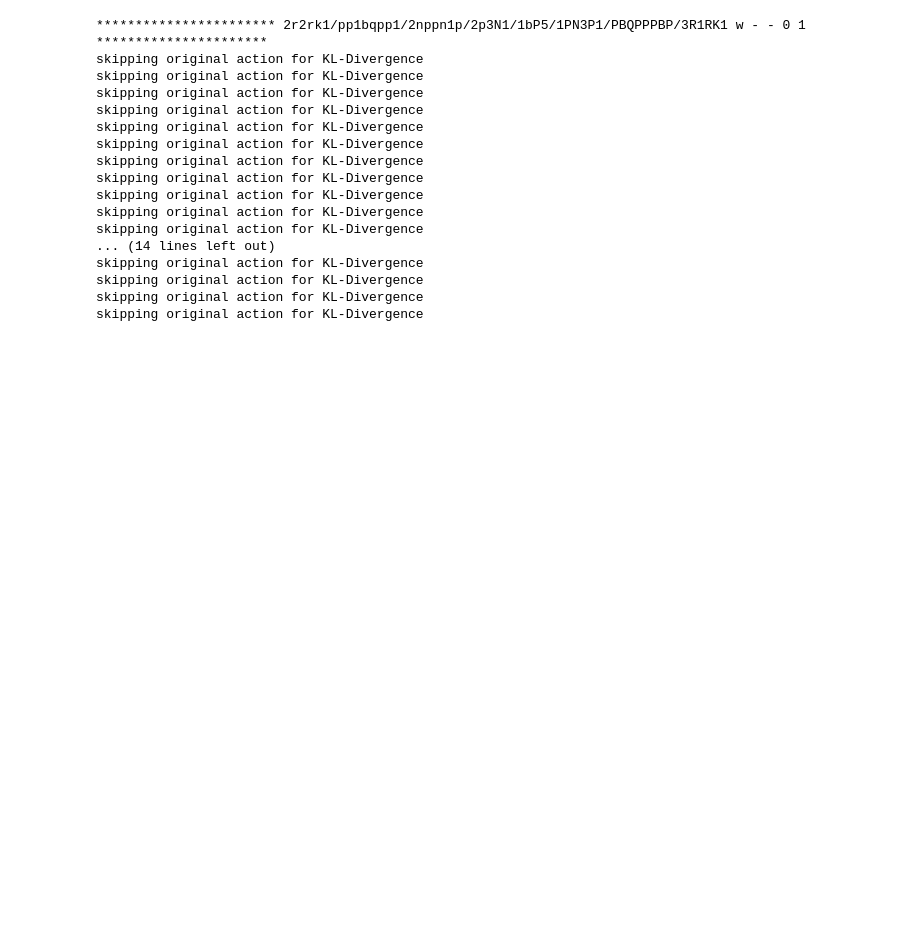
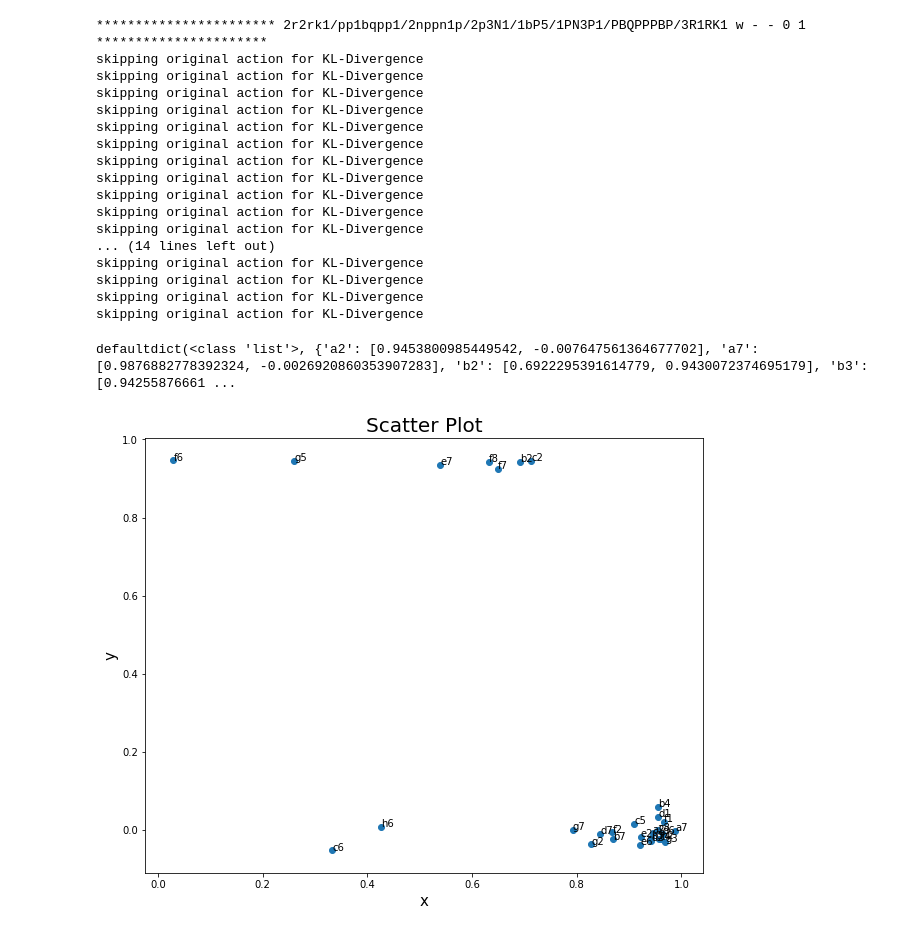
Before and after one commit to NicolAllegra/BHO, a Jupyter notebook: ChessIyer.ipynb, the cells around one changed output. Cells and saved outputs as stored; diff of their text form; code cells hidden in the pictures; blank space fills up the shorter version.

```diff
--- a/ChessIyer.ipynb
+++ b/ChessIyer.ipynb
@@ -228,9 +223,15 @@ def computeSaliency(FEN = 'rnbq1rk1/pp2bppp/4p3/3p3n/3P1B2/3B1N2/PPPNQPPP/R3K2R
                          = sarfa_saliency.computeSaliencyUsingSarfa(str(original_move), dict_q_values_before_perturbation, dict_q_values_after_perturbation)'''
                     entry['saliency'], entry['dP'], entry['K'] =sarfa_saliency.computeSaliencyUsingSarfa(str(original_move), dict_q_values_before_perturbation, dict_q_values_after_perturbation)
 
+                    dd = defaultdict(list)
+
+                    for d in (dict_q_values_after_perturbation, dict_q_values_before_perturbation): # you can list as many input dicts as you want here
+                        for key, value in d.items():
+                            dd[key].append(value)
+                    entry['Q-Value']=dict(dd)
+
                 else:
                     entry['saliency']=iyer_saliency.computeSaliencyUsingIyer(str(original_move), dict_q_values_before_perturbation, dict_q_values_after_perturbation)
-
             else:
                 # illegal original move in perturbed state, therefore piece removed is probably important
                 # print(board.is_legal(original_move))
@@ -245,9 +246,8 @@ def computeSaliency(FEN = 'rnbq1rk1/pp2bppp/4p3/3p3n/3P1B2/3B1N2/PPPNQPPP/R3K2R
 
         board.set_piece_at(entry['int'], piece_removed)
 
-
     #print('BBBOB',answer)
-    return(answer)
+    return answer
 # %%
 # Cell for displaying board position
 
@@ -535,0 +459,35 @@ FEN
+# %%
+import pandas as pd
+import json
+import os
+
+with open('file/0.json') as json_data:
+    data = json.load(json_data)
+
+data_graph=pd.DataFrame.from_dict(data, orient='index').T.set_index('FEN')
+# %%
+dd = defaultdict(list)
+d_K=dict((key,d[key]) for d in data['K'] for key in d)
+d_DP=dict((key,d[key]) for d in data['DP'] for key in d)
+
+for d in (d_K, d_DP):
+    for key, value in d.items():
+        dd[key].append(value)
+# %% [output]
+defaultdict(<class 'list'>, {'a2': [0.9453800985449542, -0.007647561364677702], 'a7': [0.9876882778392324, -0.0026920860353907283], 'b2': [0.6922295391614779, 0.9430072374695179], 'b3': [0.94255876661 ...
+# %%
+test=dict(dd)
+# %%
+xs,ys = zip(*test.values())
+labels = test.keys()
+
+# display
+plt.figure(figsize=(10,8))
+plt.title('Scatter Plot', fontsize=20)
+plt.xlabel('x', fontsize=15)
+plt.ylabel('y', fontsize=15)
+plt.scatter(xs, ys, marker = 'o')
+for label, x, y in zip(labels, xs, ys):
+    plt.annotate(label, xy = (x, y))
+# %% [output]
+[figure, added]
```
Also changed, not shown: parts of 15 cells of this notebook, 3 other files.
